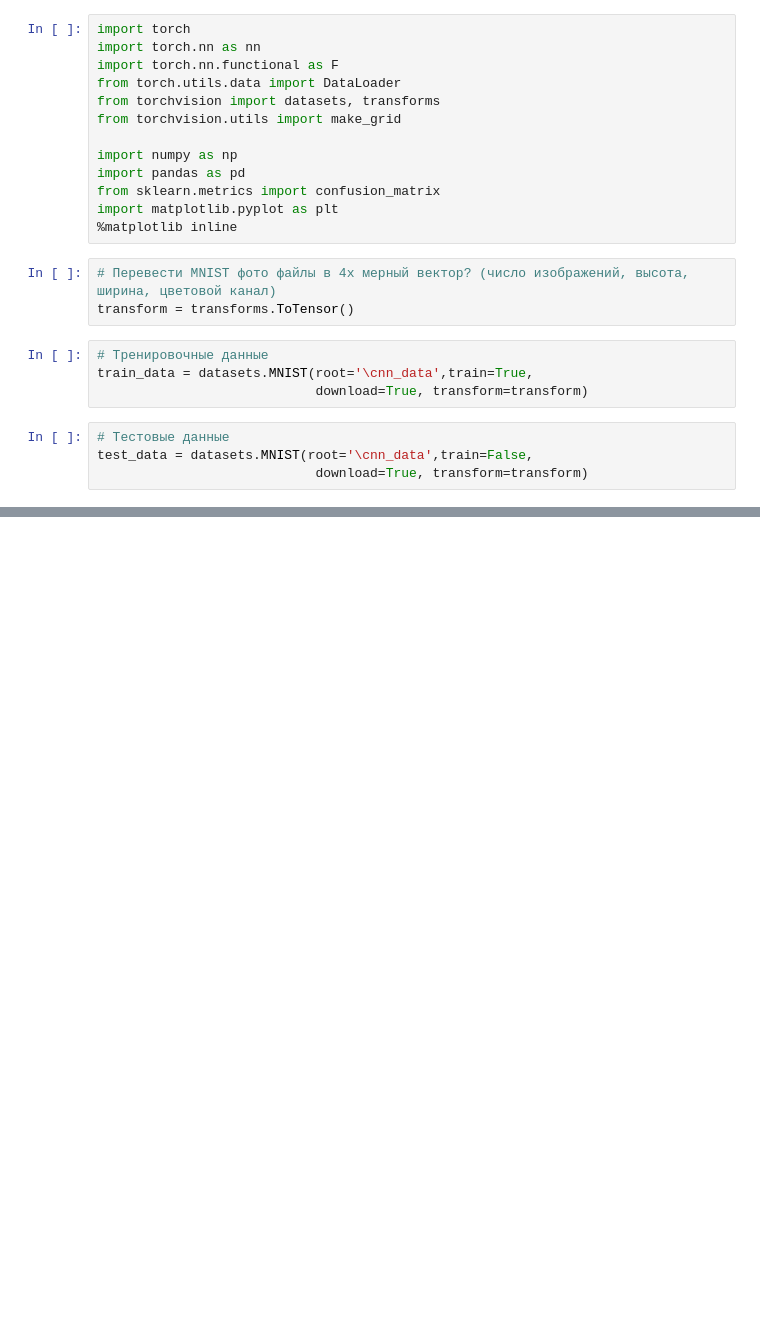
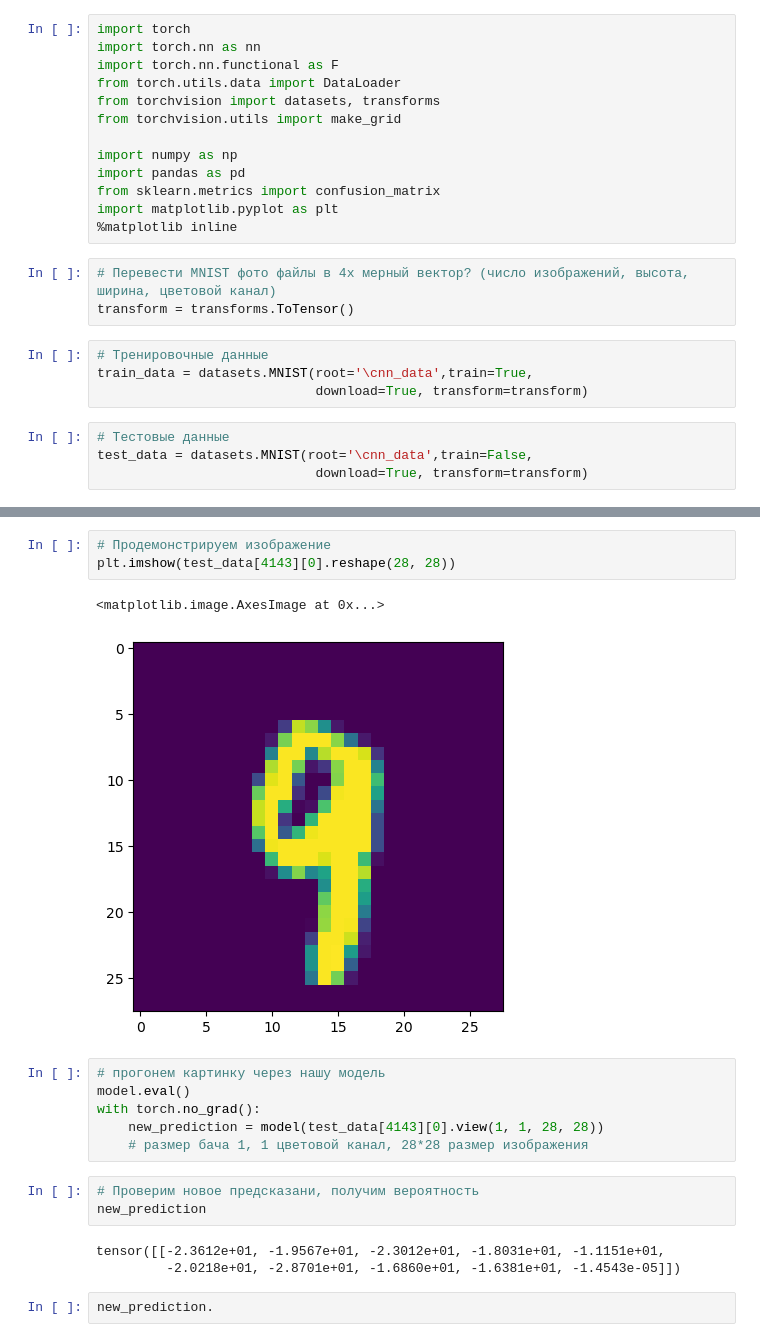
Before and after one commit to viktortatarnikov/pytorch_nn_test, a Jupyter notebook: CNN_test.ipynb, the cells around one changed output, grey strips where cells are left out. Cells and saved outputs as stored; diff of their text form; blank space fills up the shorter version.

```diff
--- a/CNN_test.ipynb
+++ b/CNN_test.ipynb
@@ -42,0 +320,20 @@ Transform: ToTensor()
+# %%
+# Продемонстрируем изображение
+plt.imshow(test_data[4143][0].reshape(28, 28))
+# %% [output]
+<matplotlib.image.AxesImage at 0x...>
+[figure, added]
+# %%
+# прогонем картинку через нашу модель
+model.eval()
+with torch.no_grad():
+    new_prediction = model(test_data[4143][0].view(1, 1, 28, 28))
+    # размер бача 1, 1 цветовой канал, 28*28 размер изображения
+# %%
+# Проверим новое предсказани, получим вероятность
+new_prediction
+# %% [output]
+tensor([[-2.3612e+01, -1.9567e+01, -2.3012e+01, -1.8031e+01, -1.1151e+01,
+         -2.0218e+01, -2.8701e+01, -1.6860e+01, -1.6381e+01, -1.4543e-05]])
+# %%
+new_prediction.
```
Also changed, not shown: parts of 30 cells of this notebook.
